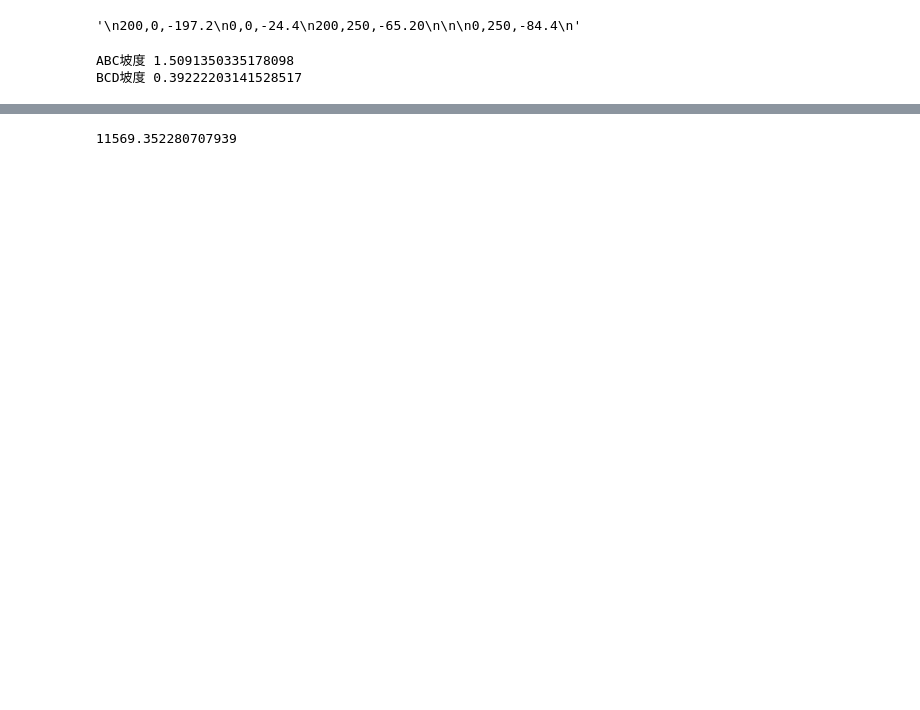
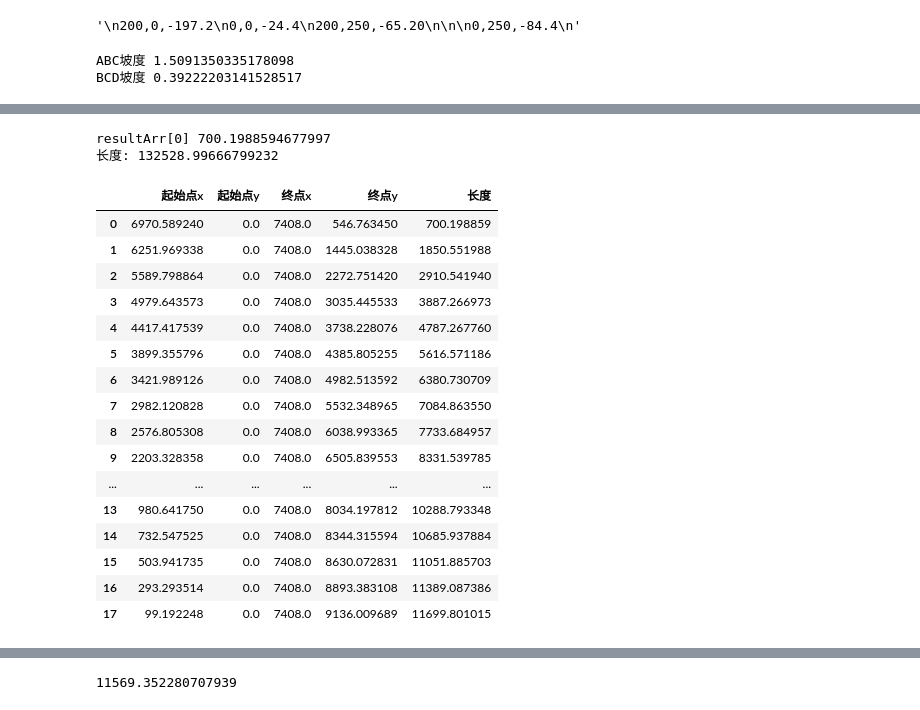
Before and after one commit to eric-gitta-moore/mcm-cn-2023, a Jupyter notebook: src/mcm_cn2023/T4/main.ipynb, the cells around one changed output, grey strips where cells are left out. Saved outputs shown, nothing was run; the diff lists cells and outputs as text; code cells hidden in the pictures; blank space fills up the shorter version.

```diff
--- a/src/mcm_cn2023/T4/main.ipynb
+++ b/src/mcm_cn2023/T4/main.ipynb
@@ -135,3 +135,72 @@ B.x >= C.x 5784.809785160472 5784.67614035397 总长度：120829.19565278199
+# %%
+BQuate = sympy.Point2D(B.x, B.y)  # 水平面上的 B
+CQuate = sympy.Point2D(C.x, C.y)  # 水平面上的 C
+AQuate = sympy.Point2D(A.x, A.y)
+DQuate = sympy.Point2D(D.x, D.y)
+水平面上的BC = sympy.Line2D(BQuate, CQuate)
+
+
+def 计算ABC面中的答案():
+    def 计算测线线段(M在求解平面中的坐标点: sympy.Point2D):
+        M = M在求解平面中的坐标点
+        alpha = atan(4 / 5)
+        M在水平面上的坐标点 = sympy.Point2D(
+            AQuate.distance(BQuate) - cos(alpha) * M.x,
+            M.x * sin(alpha),
+        )
+        测线直线 = sympy.Line2D(M在水平面上的坐标点, M在水平面上的坐标点 + 水平面上的BC.direction.unit)
+
+        测线线段 = sympy.Segment2D(
+            sympy.Line2D(AQuate, BQuate).intersection(测线直线)[0],
+            sympy.Line2D(AQuate, CQuate).intersection(测线直线)[0],
+        )
+
+        return 测线线段
+
+    def 转测线线段(解):
+        resultArr = list(map(lambda x: 计算测线线段(x), 解))
+
+        print(f"resultArr[0] {float(resultArr[0].length)}")
+        s = sum(map(lambda x: float(x.length), resultArr))
+        print(f"长度: {s}")
+        return resultArr
+
+    def 转表格(segment: sympy.Segment2D):
+        res = dict()
+        res["起始点x"] = float(segment.p1.x)
+        res["起始点y"] = float(segment.p1.y)
+        res["终点x"] = float(segment.p2.x)
+        res["终点y"] = float(segment.p2.y)
+        res["长度"] = float(segment.length)
+        return res
+
+    dataABC面的数据 = list(map(转表格, 转测线线段(求解1)))
+    xlsx = pd.DataFrame(dataABC面的数据)
+    return xlsx
+
+
+xlsxABC = 计算ABC面中的答案()
+xlsxABC
+# %% [output]
+resultArr[0] 700.1988594677997
+长度: 132528.99666799232
+|  | 起始点x | 起始点y | 终点x | 终点y | 长度 |
+| 0 | 6970.589240 | 0.0 | 7408.0 | 546.763450 | 700.198859 |
+| 1 | 6251.969338 | 0.0 | 7408.0 | 1445.038328 | 1850.551988 |
+| 2 | 5589.798864 | 0.0 | 7408.0 | 2272.751420 | 2910.541940 |
+| 3 | 4979.643573 | 0.0 | 7408.0 | 3035.445533 | 3887.266973 |
+| 4 | 4417.417539 | 0.0 | 7408.0 | 3738.228076 | 4787.267760 |
+| 5 | 3899.355796 | 0.0 | 7408.0 | 4385.805255 | 5616.571186 |
+| 6 | 3421.989126 | 0.0 | 7408.0 | 4982.513592 | 6380.730709 |
+| 7 | 2982.120828 | 0.0 | 7408.0 | 5532.348965 | 7084.863550 |
+| 8 | 2576.805308 | 0.0 | 7408.0 | 6038.993365 | 7733.684957 |
+| 9 | 2203.328358 | 0.0 | 7408.0 | 6505.839553 | 8331.539785 |
+| ... | ... | ... | ... | ... | ... |
+| 13 | 980.641750 | 0.0 | 7408.0 | 8034.197812 | 10288.793348 |
+| 14 | 732.547525 | 0.0 | 7408.0 | 8344.315594 | 10685.937884 |
+| 15 | 503.941735 | 0.0 | 7408.0 | 8630.072831 | 11051.885703 |
+| 16 | 293.293514 | 0.0 | 7408.0 | 8893.383108 | 11389.087386 |
+| 17 | 99.192248 | 0.0 | 7408.0 | 9136.009689 | 11699.801015 |
 # %%
 求解2 = 求解(
     坡度=BCD坡度,
```
Also changed, not shown: parts of 5 cells of this notebook, 1 other file.
